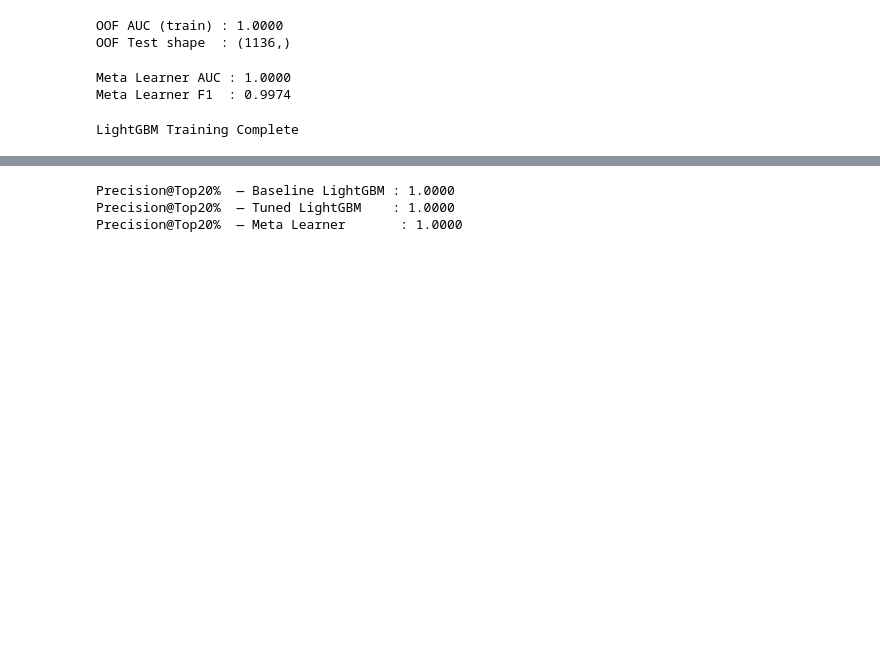
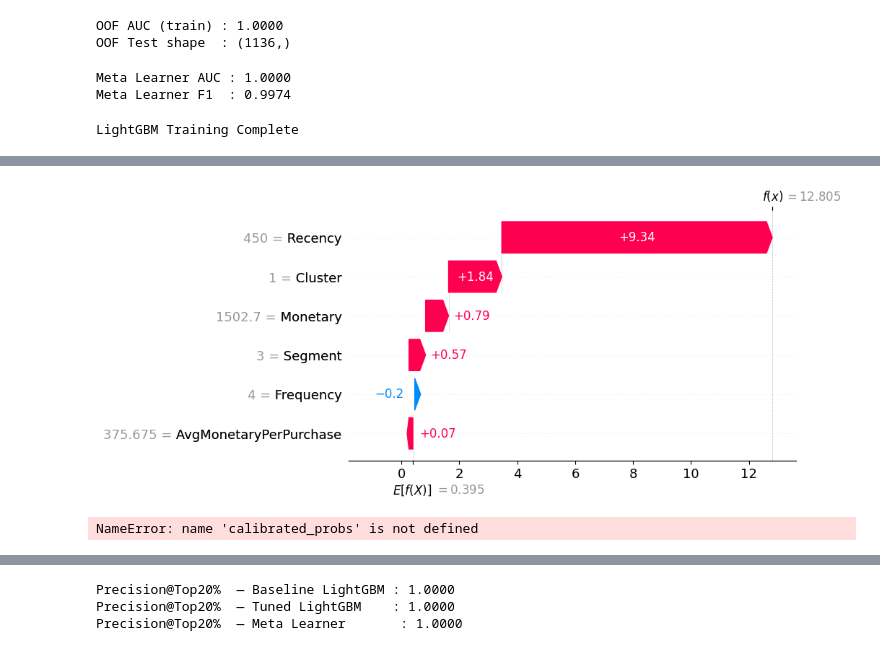
Before and after one commit to sagarmehra69/neuralretail-ai-sales-intelligence, a Jupyter notebook: notebooks/05_Churn_Advanced.ipynb, the cells around one changed output, grey strips where cells are left out. Cells and saved outputs as stored; diff of their text form; code cells hidden in the pictures; blank space fills up the shorter version.

```diff
--- a/notebooks/05_Churn_Advanced.ipynb
+++ b/notebooks/05_Churn_Advanced.ipynb
@@ -570,0 +634,22 @@ shap.waterfall_plot(
+# %%
+# =========================================================
+# 🔍 SHAP WATERFALL EXPLANATION
+# =========================================================
+
+sample_index = 0
+
+shap.waterfall_plot(
+
+    shap.Explanation(
+
+        values=shap_values[sample_index],
+
+        base_values=explainer.expected_value,
+
+        data=X_test.iloc[sample_index],
+
+        feature_names=X.columns
+    )
+)
+# %% [output]
+[figure, added]
@@ -571,3 +684,31 @@ shap.waterfall_plot(
+# %%
+# =========================================================
+# 📈 Calibration Curve
+# =========================================================
+
+from sklearn.calibration import calibration_curve
+
+prob_true, prob_pred = calibration_curve(
+    y_test,
+    calibrated_probs,
+    n_bins=10
+)
+
+plt.figure(figsize=(6,6))
+
+plt.plot(prob_pred, prob_true, marker='o')
+
+plt.plot([0,1], [0,1], linestyle='--')
+
+plt.title("Calibration Curve")
+
+plt.xlabel("Predicted Probability")
+
+plt.ylabel("True Probability")
+
+plt.show()
+# %% [output]
+NameError: name 'calibrated_probs' is not defined
 # %%
 # =========================================================
 # 🎯 Retention Recommendation Engine
```
Also changed, not shown: parts of 17 cells of this notebook, 4 other files.
